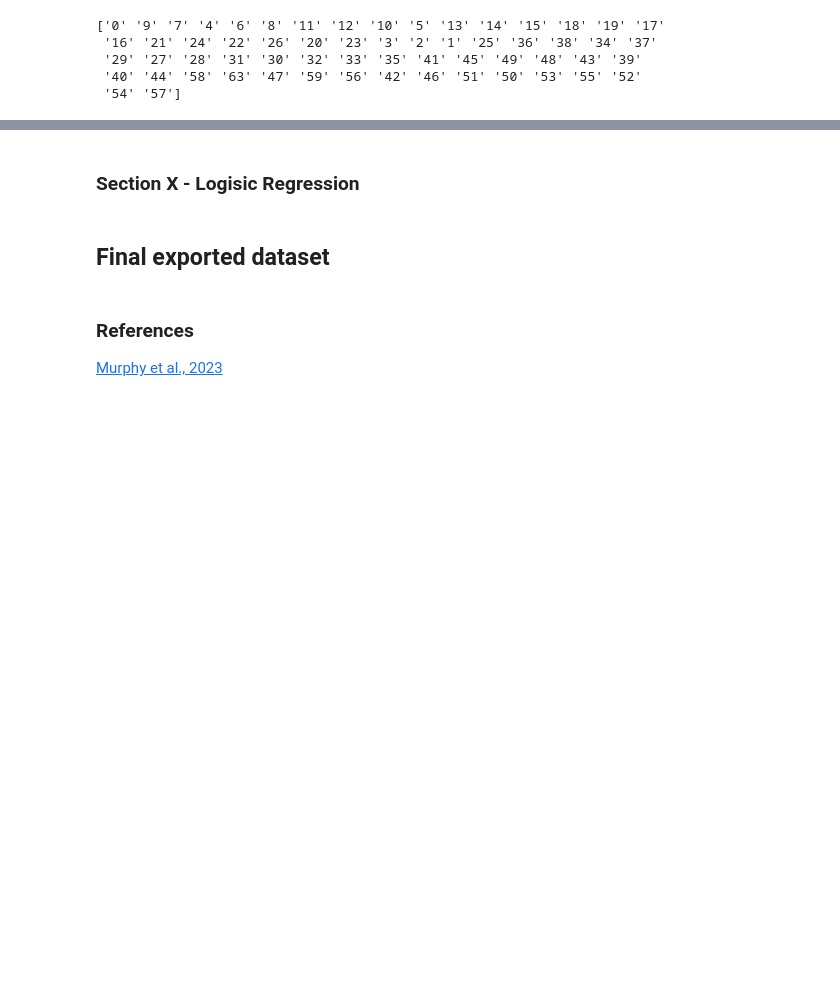
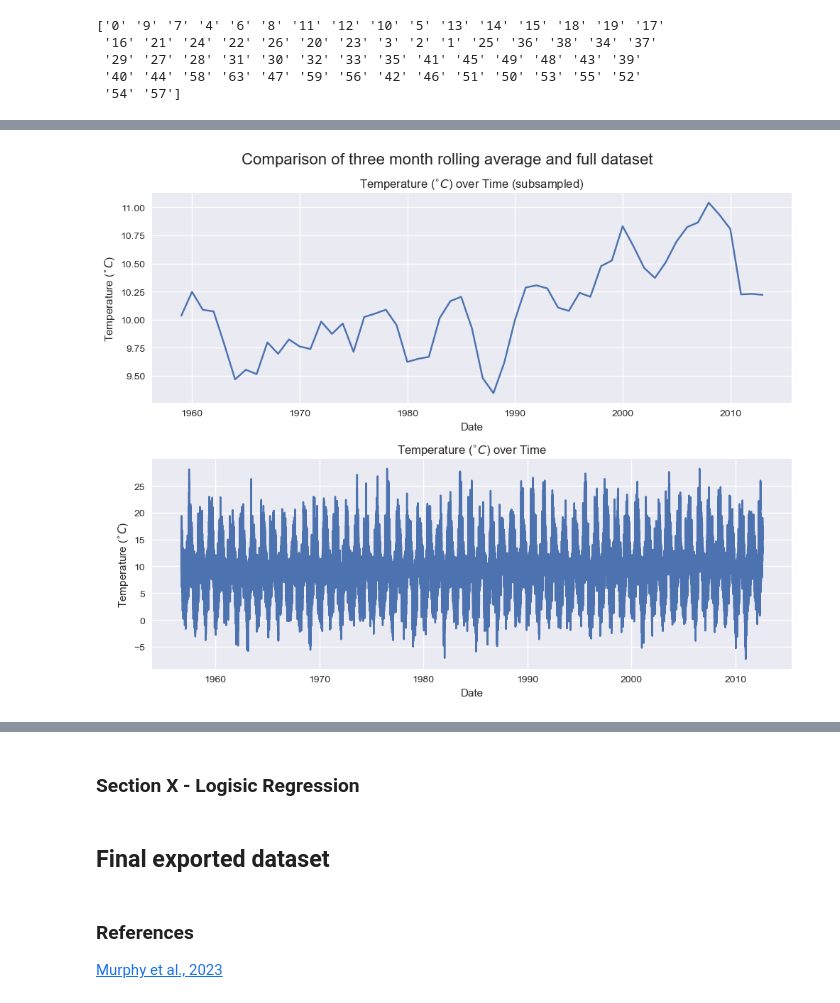
Before and after one commit to EllenMcG/PFDA, a Jupyter notebook: project/project.ipynb, the cells around one changed output, grey strips where cells are left out. Saved outputs shown, nothing was run; the diff lists cells and outputs as text; code cells hidden in the pictures; blank space fills up the shorter version.

```diff
--- a/project/project.ipynb
+++ b/project/project.ipynb
@@ -501,0 +340,22 @@ print(unique_2)
+# %%
+# resampling every month with rolling average of 3 months
+# adding in a second column as if sample on one column it will be a pd.Series
+# and season is still an object so cant be resampled to mean
+data_monthly['temp_moving_avg'] = data_monthly['temp'].rolling(window=3).mean()
+
+# Create a figure and two subplots
+fig, (ax1, ax2) = plt.subplots(2, 1, figsize=(10, 8))
+
+fig.suptitle('Comparison of three month rolling average and full dataset', fontsize=16)
+sns.lineplot(data=data_monthly,x=data_monthly.index,y='temp_moving_avg', ax=ax1)
+ax1.set_ylabel('Temperature ($^{\circ}C$)')
+ax1.set_xlabel('Date')
+ax1.set_title('Temperature ($^{\circ}C$) over Time (subsampled)')
+sns.lineplot(data=data,x=data.index,y='temp', ax=ax2)
+ax2.set_ylabel('Temperature ($^{\circ}C$)')
+ax2.set_xlabel('Date')
+ax2.set_title('Temperature ($^{\circ}C$) over Time')
+
+plt.tight_layout();
+# %% [output]
+[figure, added]
```
Also changed, not shown: parts of 59 cells of this notebook, 1 other file.
